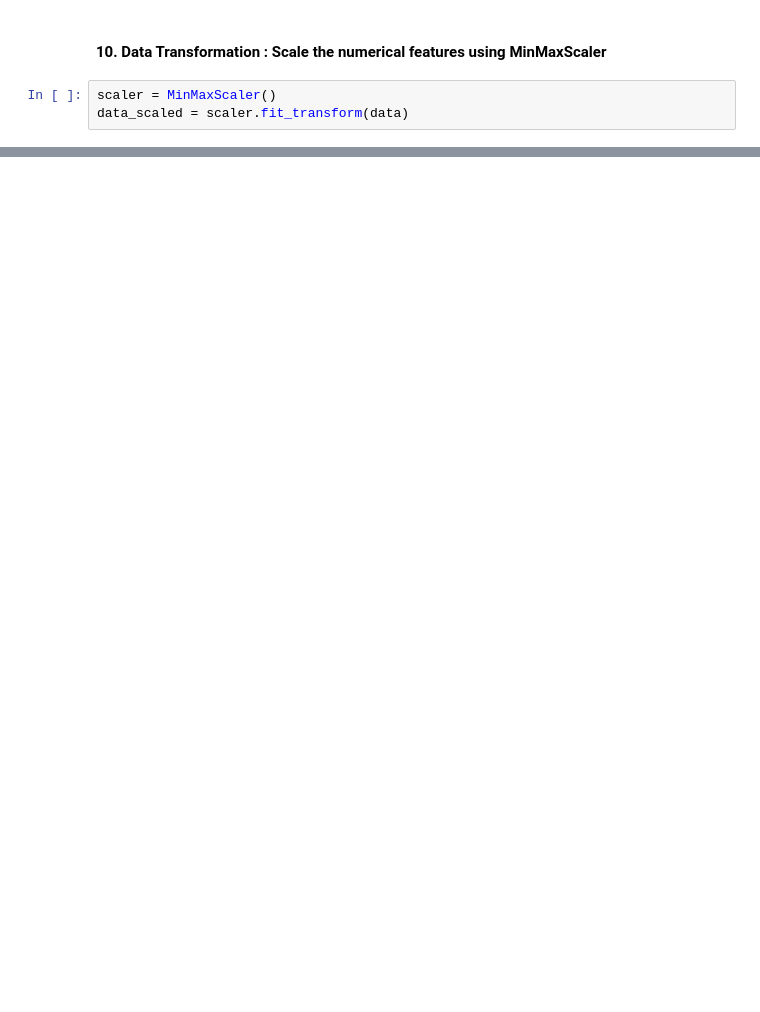
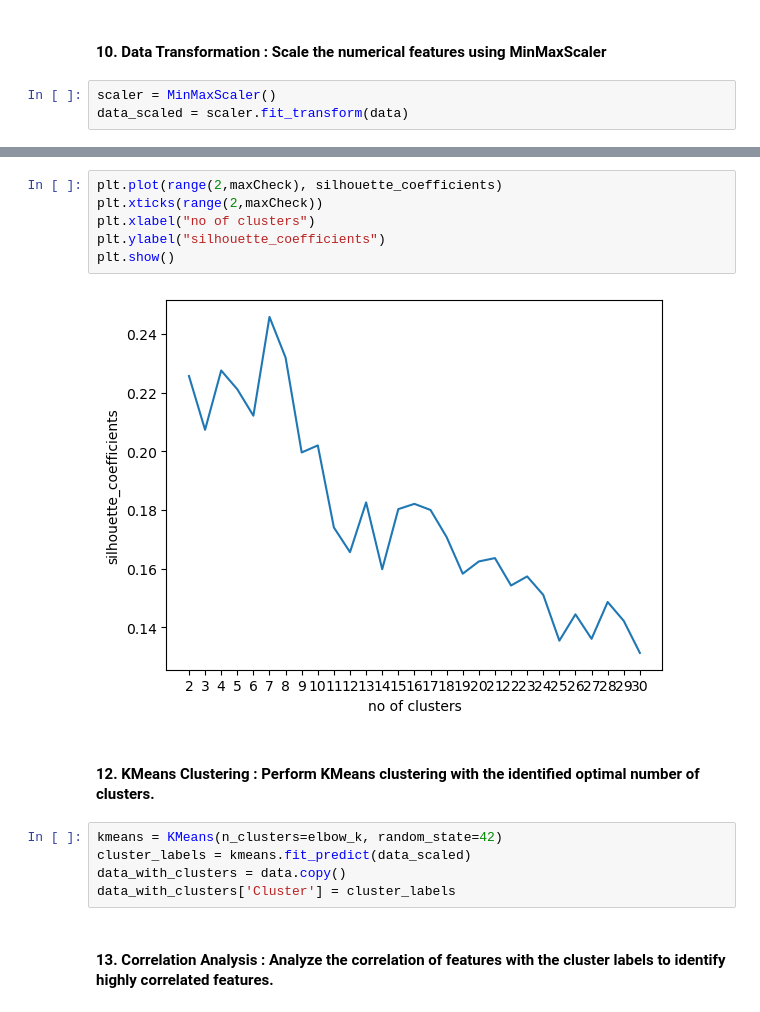
Before and after one commit to Manju-crz/MTechConda, a Jupyter notebook: Machine Learning 3/Mini Project/MiniProjectCode01.ipynb, the cells around one changed output, grey strips where cells are left out. Cells and saved outputs as stored; diff of their text form; blank space fills up the shorter version.

```diff
--- a/Machine Learning 3/Mini Project/MiniProjectCode01.ipynb
+++ b/Machine Learning 3/Mini Project/MiniProjectCode01.ipynb
@@ -120,0 +175,17 @@ data_scaled = scaler.fit_transform(data)
+# %%
+plt.plot(range(2,maxCheck), silhouette_coefficients)
+plt.xticks(range(2,maxCheck))
+plt.xlabel("no of clusters")
+plt.ylabel("silhouette_coefficients")
+plt.show()
+# %% [output]
+[figure, added]
+# %% [markdown]
+#### 12. KMeans Clustering : Perform KMeans clustering with the identified optimal number of clusters.
+# %%
+kmeans = KMeans(n_clusters=elbow_k, random_state=42)
+cluster_labels = kmeans.fit_predict(data_scaled)
+data_with_clusters = data.copy()
+data_with_clusters['Cluster'] = cluster_labels
+# %% [markdown]
+#### 13. Correlation Analysis : Analyze the correlation of features with the cluster labels to identify highly correlated features.
```
Also changed, not shown: parts of 46 cells of this notebook, 6 other files.
